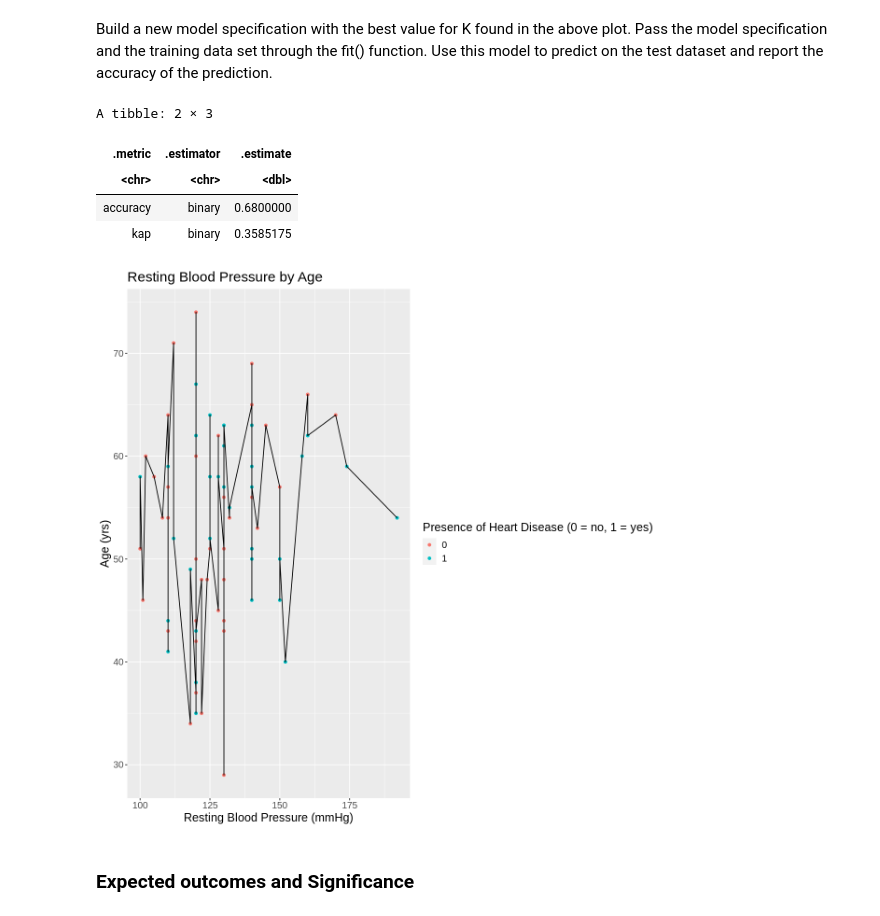
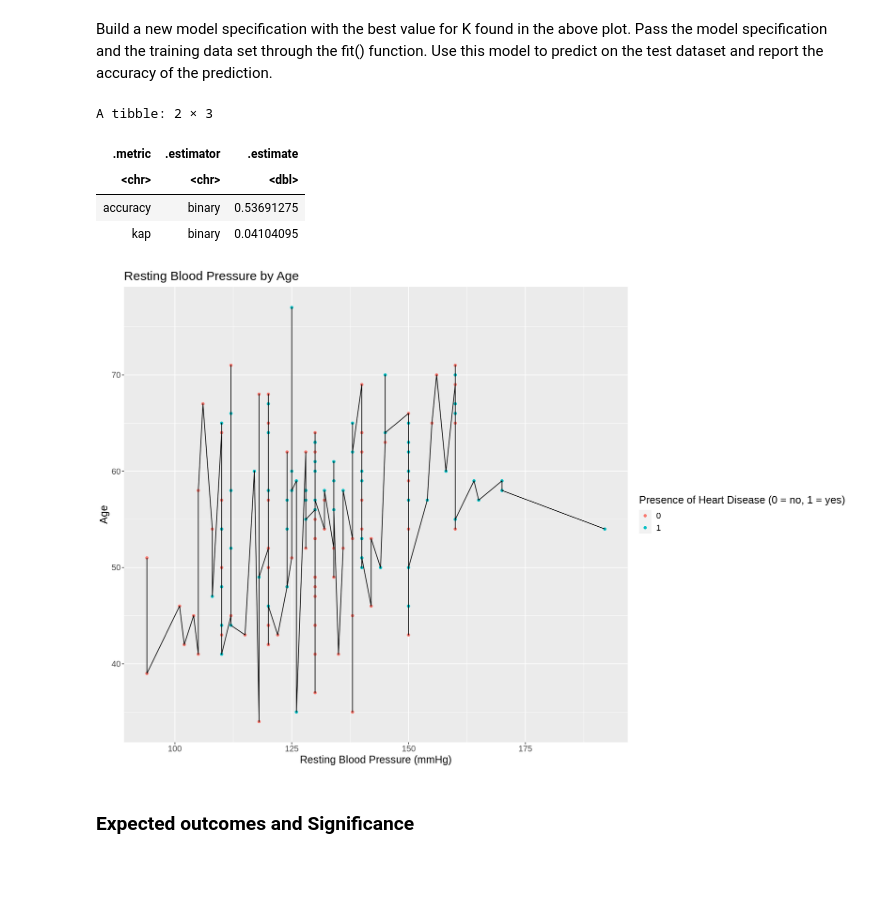
Before and after one commit to LordofSabres/Team_Pineapples_DSCI_100, a Jupyter notebook: projectproposal.ipynb, the cells around one changed output. Cells and saved outputs as stored; diff of their text form; code cells hidden in the pictures; blank space fills up the shorter version.

Commit message:
Changed Graph

```diff
--- a/projectproposal.ipynb
+++ b/projectproposal.ipynb
@@ -56,11 +70,10 @@ Filter the data by the desired variables, slice and split the filtered dataset.
 # %%
 data_filter <- data |>
     select(age, cp, trestbps, chol, fbs, restecg, condition)
+
 #data_filter
 
-data_slice <- data_filter |>
-    slice_sample(prop=0.5)
-#data_slice
+data_slice <- data_filter
 
 data_split <- data_slice |>
     initial_split(prop = 0.5, strata = condition)
@@ -124,7 +136,7 @@ Pass the model specification and the training data set through the fit() functio
 Use this model to predict on the test dataset and report the accuracy of the prediction.
 # %%
 set.seed(3036)
-heart_spec<-nearest_neighbor(weight_func="rectangular", neighbors=2)|>
+heart_spec<-nearest_neighbor(weight_func="rectangular", neighbors=6)|>
 set_engine("kknn")|>
 set_mode("classification")
 
@@ -143,19 +155,19 @@ heart_metrics
 A tibble: 2 × 3
 | .metric | .estimator | .estimate |
 | <chr> | <chr> | <dbl> |
-| accuracy | binary | 0.6800000 |
-| kap | binary | 0.3585175 |
+| accuracy | binary | 0.53691275 |
+| kap | binary | 0.04104095 |
 # %%
-options(repr.plot.width = 10, repr.plot.height = 10)
+options(repr.plot.width = 15, repr.plot.height = 10)
 training_plot <- ggplot(data_train, aes(x=trestbps, y=age)) +
     geom_point(aes(colour=condition)) +
     geom_line() +
     ggtitle("Resting Blood Pressure by Age") +
-    labs(x = "Resting Blood Pressure (mmHg)", y = "Age (yrs)", colour = "Presence of Heart Disease (0 = no, 1 = yes)") +
+    labs(x = "Resting Blood Pressure (mmHg)", y = "Age", colour = "Presence of Heart Disease (0 = no, 1 = yes)") +
      theme(text = element_text(size = 15))
 training_plot
 # %% [output]
-[figure, old version]
+[figure, new version]
 # %% [markdown]
 ### Expected outcomes and Significance
 # %% [markdown]
```
Also changed, not shown: parts of 6 cells of this notebook.
